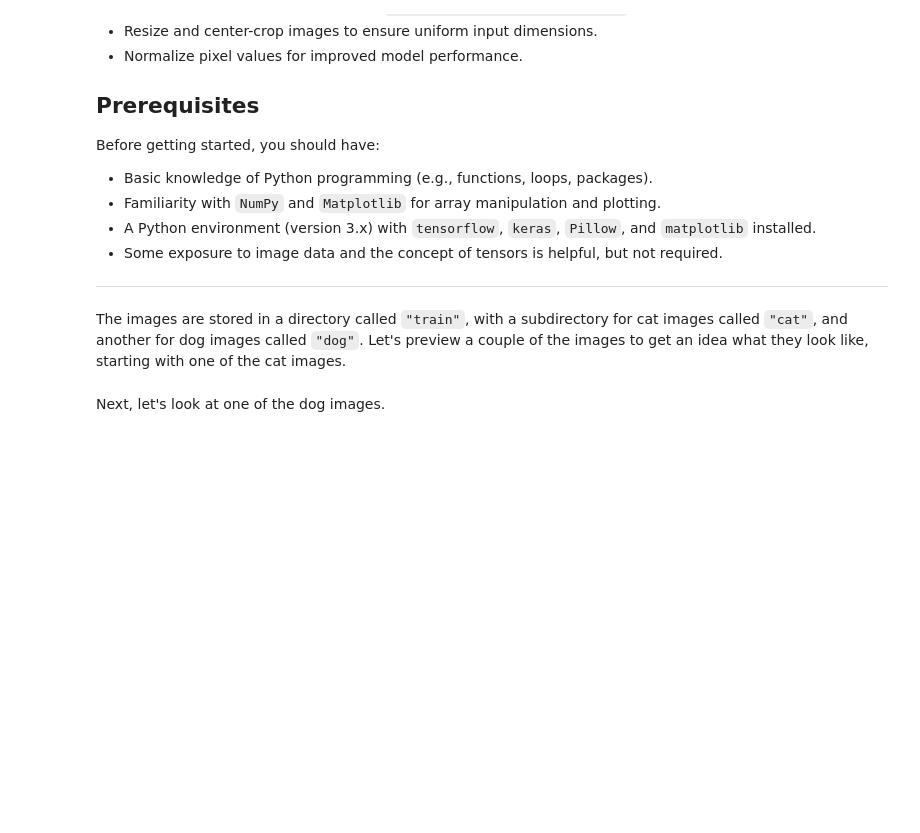
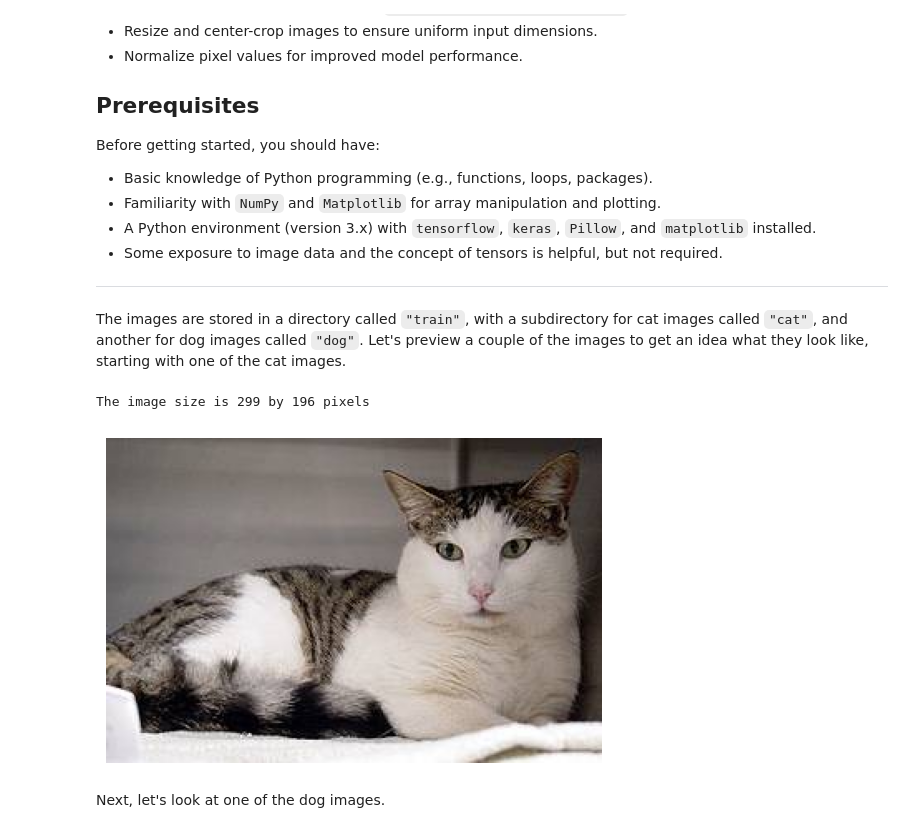
Before and after one commit to sakshigorkhali/CNN_classification, a Jupyter notebook: 01_04b.ipynb, the cells around one changed output. Saved outputs shown, nothing was run; the diff lists cells and outputs as text; code cells hidden in the pictures; blank space fills up the shorter version.

```diff
--- a/01_04b.ipynb
+++ b/01_04b.ipynb
@@ -20,5 +20,17 @@ Before getting started, you should have:
 <hr>
 
 The images are stored in a directory called `"train"`, with a subdirectory for cat images called `"cat"`, and another for dog images called `"dog"`. Let's preview a couple of the images to get an idea what they look like, starting with one of the cat images.
+# %%
+from PIL import Image
+import matplotlib.pyplot as plt
+
+img = Image.open('train/cat/cat.50.jpg')
+print(f'The image size is {img.size[0]} by {img.size[1]} pixels')
+plt.imshow(img)
+plt.axis('off')
+plt.show()
+# %% [output]
+The image size is 299 by 196 pixels
+[figure, added]
 # %% [markdown]
 Next, let's look at one of the dog images.
```
Also changed, not shown: parts of 4 cells of this notebook.
